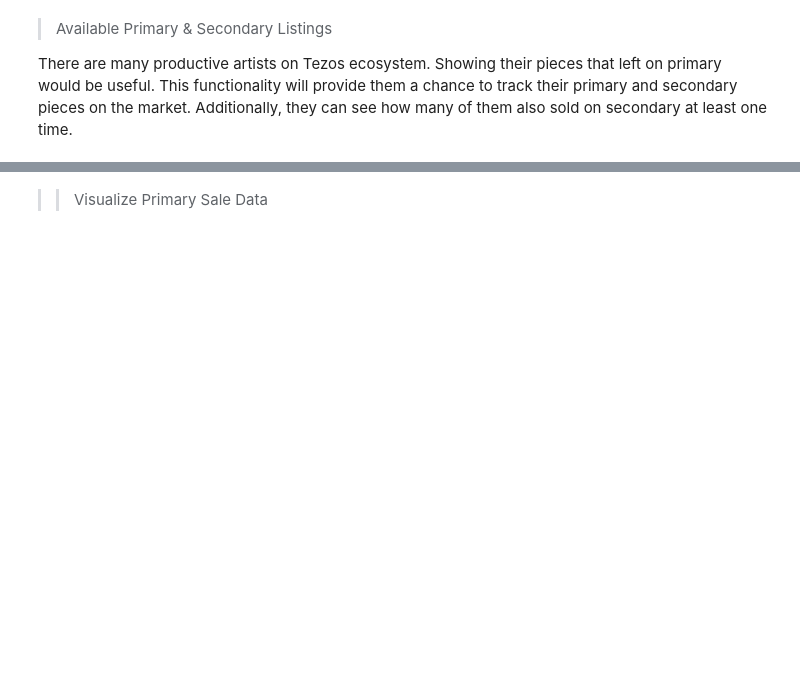
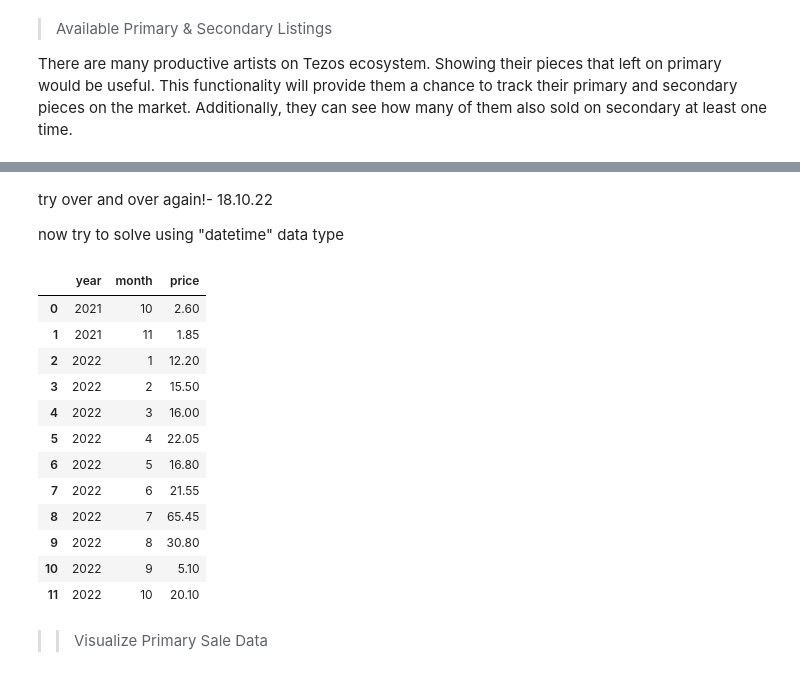
Before and after one commit to EmirhanServeren/NFT-CollaBot, a Jupyter notebook: main.ipynb, the cells around one changed output, grey strips where cells are left out. Drawn from its saved outputs; the diff is of its cells as text; code cells hidden in the pictures; blank space fills up the shorter version.

```diff
--- a/main.ipynb
+++ b/main.ipynb
@@ -452,13 +541,13 @@ def creator_availablePrimary_NFTs(wallet_address):
 # %%
-# sale history [for both primary and secondary] of the artists for their mints [created pieces]
-
 counter_N=[0]
-def creator_all_NFT_sales(wallet_address):
+def creator_primary_NFT_sales(wallet_address):
     if counter_N[0]>0:global nft_timestamp_val
     if counter_N[0]==0:nft_timestamp_val="2000-01-01T00:00:00+00:00" # initialize the timestamp value
-    creator_all_sales_query="""query{
-    listing_sale(where: {token: {creators: {creator_address: {_eq: "wallet_address"}}}, timestamp: {_gt: "nft_timestamp_val"}}, distinct_on: timestamp) {
+    creator_all_sales_query="""{
+    listing_sale(where: {token: {creators: {creator_address: {_eq: "wallet_address"}}}, timestamp: {_gt: "nft_timestamp_val"}, seller_address: {_eq: "wallet_address"}}, distinct_on: timestamp) {
+        price
         token_pk
+        buyer_address
         timestamp
         }
     }"""
@@ -485,11 +574,9 @@ def creator_all_NFT_sales(wallet_address):
 
     if len(creator_all_sales_response)==500:  # max retrieves are 500, if less there are no more data to response from api
         nft_timestamp_val=str(loop_NFT_sales_df['timestamp'][499])
-        return creator_all_NFT_sales(wallet_address)
+        return creator_primary_NFT_sales(wallet_address)
     else:
-        # print(f"Creator has {len(all_NFT_sales_df)} NFT sale totally so far.")
-        counter_N[0]=0
+        counter_N[0]=0                     # reset counter in the end
+        #all_NFT_sales_df=all_NFT_sales_df.reset_index()
+        #del all_NFT_sales_df['index']      # also reset index, sufficient for the multiple request cases
         return all_NFT_sales_df
-
-# enter a wallet address to pass a parameter
-creator_all_NFT_sales("tz1YAZ5Vkyc1Gpdy342uT33FYYFhyn2v6ibh")
@@ -585,3 +609,59 @@ creator_primary_sales_df(findWalletAddress_byTezDomain("emirhanserveren.tez"))
+# %% [markdown]
+try over and over again!- 18.10.22
+
+now try to solve using "datetime" data type
+# %%
+from datetime import date
+
+def creator_primary_sales_dff(wallet_address):
+    creator_primary_sales_dataFrame=creator_primary_NFT_sales(wallet_address)
+
+    # manipulating price column to calculate exact value [as tezos] of a token
+    # dividing to 10^6
+    creator_primary_sales_dataFrame['price']=pd.to_numeric(creator_primary_sales_dataFrame['price'],downcast="float")
+    creator_primary_sales_dataFrame['price']=creator_primary_sales_dataFrame['price']/1000000
+    # manipulate timestamp attribute data type as date
+    creator_primary_sales_dataFrame['timestamp']=pd.to_datetime(creator_primary_sales_dataFrame['timestamp'])
+
+    # create new columns for year and month using timestamp attribute
+    creator_primary_sales_dataFrame['month'] = pd. DatetimeIndex(creator_primary_sales_dataFrame['timestamp']).month
+    creator_primary_sales_dataFrame['year'] = pd. DatetimeIndex(creator_primary_sales_dataFrame['timestamp']).year
+    # group amount of sales by months and use summation method to find income of the creator by month
+    creator_primary_sales_dataFrame = creator_primary_sales_dataFrame.groupby(["year","month"]).sum()
+    del creator_primary_sales_dataFrame['token_pk']
+
+    # must evaluate a mechanism to obtain missing month(s) between year and month
+
+    """
+    # obtain the creator's beginning date for minting NFTs on Tezos to start the chart
+    firstMint_ofCreator = creator_allCreated_NFTs(wallet_address)   # get data from data frame holds NFTs primary key and minting timestamps
+    firstMint_ofCreator = firstMint_ofCreator.loc[0]['timestamp']   # assign the first minted NFT's primary key
+    firstMint_ofCreator_month = firstMint_ofCreator.month           # extract timestamp object's month
+    firstMint_ofCreator_year = firstMint_ofCreator.year             # extract timestamp object's year
+    # push the beginning month and year to data frame to visualize chart accurately
+    if int(creator_primary_sales_dataFrame['month']) != int(firstMint_ofCreator_month) or int(creator_primary_sales_dataFrame['year']) != int(firstMint_ofCreator_year):
+        append_beginningDate_row=pd.DataFrame({'year':firstMint_ofCreator.year, 'month':firstMint_ofCreator.month, 'price':0}, index=[0])
+        creator_primary_sales_dataFrame = pd.concat([append_beginningDate_row,creator_primary_sales_dataFrame.loc[:]]).reset_index(drop=True)
+    """
+
+    creator_primary_sales_dataFrame = creator_primary_sales_dataFrame.reset_index()   # convert to data frame from pivot table
+    return creator_primary_sales_dataFrame                         # return the data frame
+
+creator_primary_sales_dff(findWalletAddress_byTezDomain("emirhanserveren.tez"))
+# %% [output]
+|  | year | month | price |
+| 0 | 2021 | 10 | 2.60 |
+| 1 | 2021 | 11 | 1.85 |
+| 2 | 2022 | 1 | 12.20 |
+| 3 | 2022 | 2 | 15.50 |
+| 4 | 2022 | 3 | 16.00 |
+| 5 | 2022 | 4 | 22.05 |
+| 6 | 2022 | 5 | 16.80 |
+| 7 | 2022 | 6 | 21.55 |
+| 8 | 2022 | 7 | 65.45 |
+| 9 | 2022 | 8 | 30.80 |
+| 10 | 2022 | 9 | 5.10 |
+| 11 | 2022 | 10 | 20.10 |
 # %% [markdown]
 >> Visualize Primary Sale Data
 # %%
```
Also changed, not shown: parts of 23 cells of this notebook.
